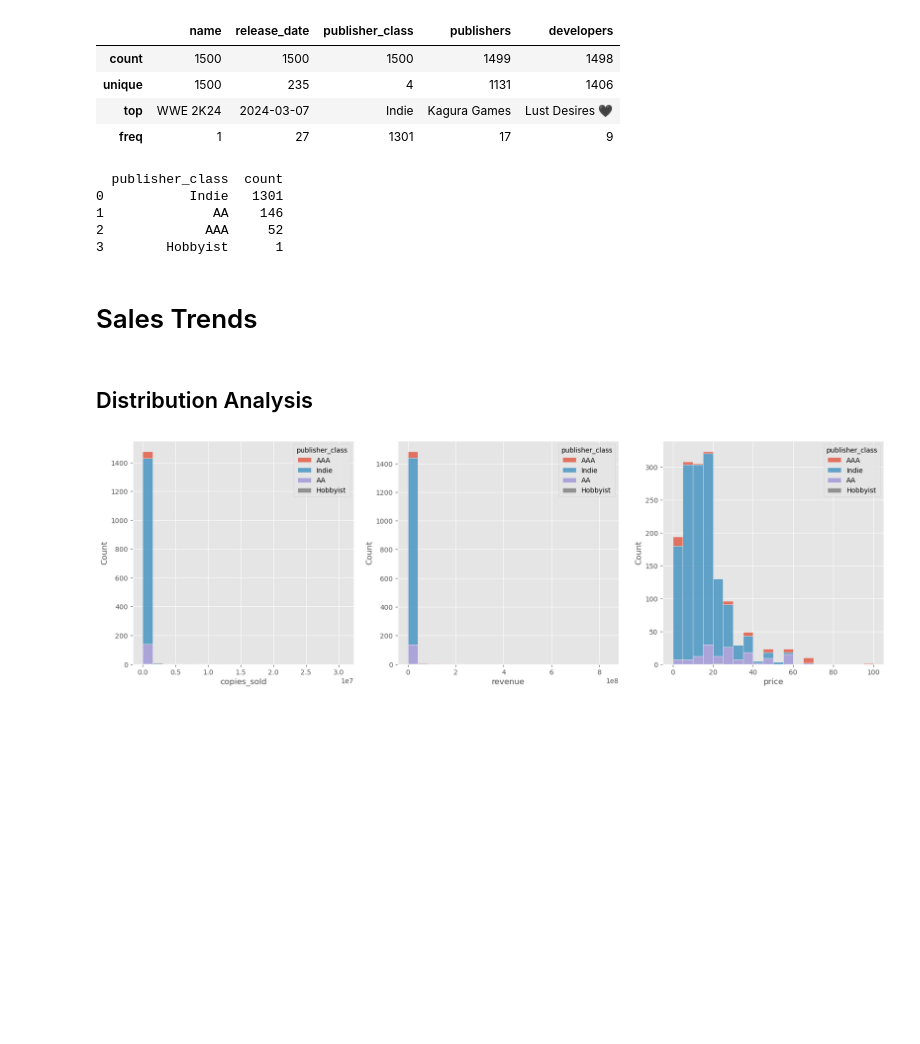
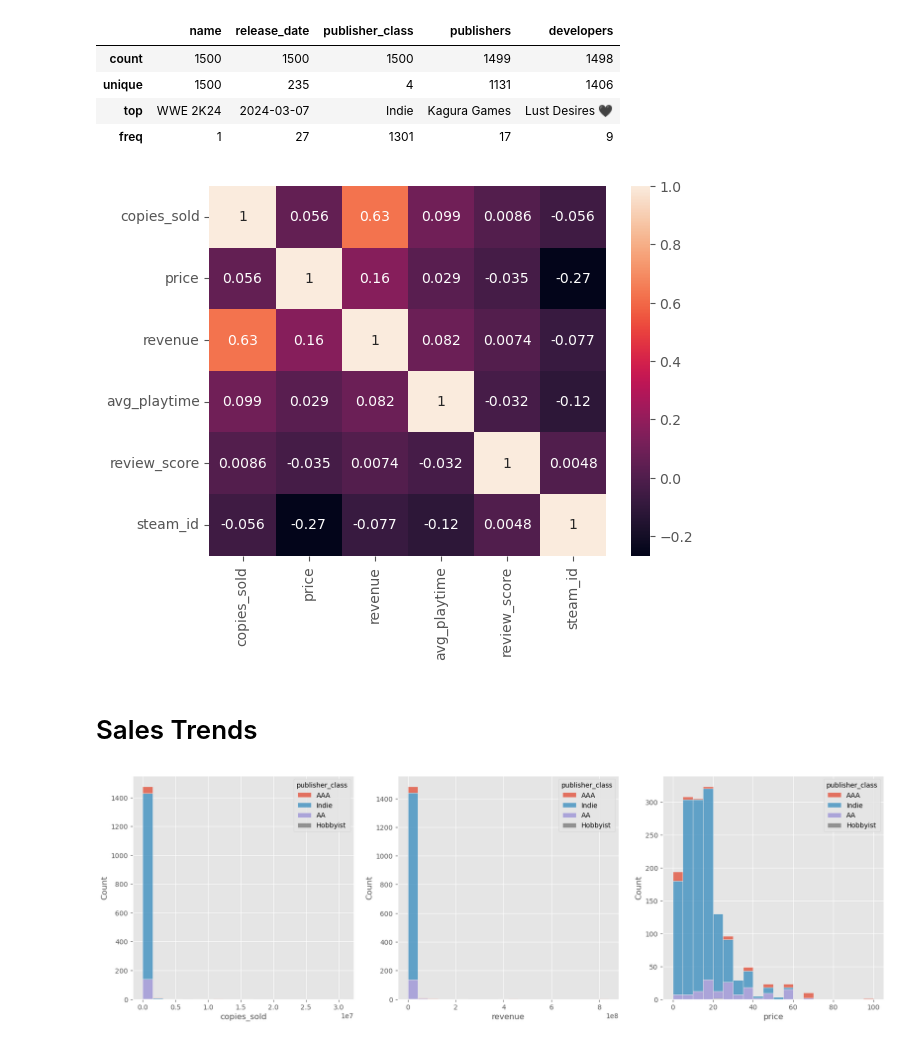
Before and after one commit to DVDMVN/GMDT_PROJ, a Jupyter notebook: exploring_top_1500_steam.ipynb, the cells around one changed output. Cells and saved outputs as stored; diff of their text form; code cells hidden in the pictures; blank space fills up the shorter version.

```diff
--- a/exploring_top_1500_steam.ipynb
+++ b/exploring_top_1500_steam.ipynb
@@ -83,18 +85,19 @@ def plot_publisher_class_distribution() -> go.Figure:
     )
     return fig
 plot_publisher_class_distribution().show()
-# %%
-print(data)
-# %% [output]
-  publisher_class  count
-0           Indie   1301
-1              AA    146
-2             AAA     52
-3        Hobbyist      1
+# %%
+def plot_correlation_heatmap() -> plt.Figure:
+    plt.figure()
+    sns.heatmap(
+        top_1500_steam[top_1500_steam.select_dtypes(include="number").columns].corr(),
+        annot=True,
+    )
+    return plt.gcf()
+fig = plot_correlation_heatmap()
+# %% [output]
+[figure, added]
 # %% [markdown]
 # Sales Trends
-# %% [markdown]
-## Distribution Analysis
 # %%
 plt.style.use('ggplot')
 
```
Also changed, not shown: parts of 24 cells of this notebook, 11 other files.
